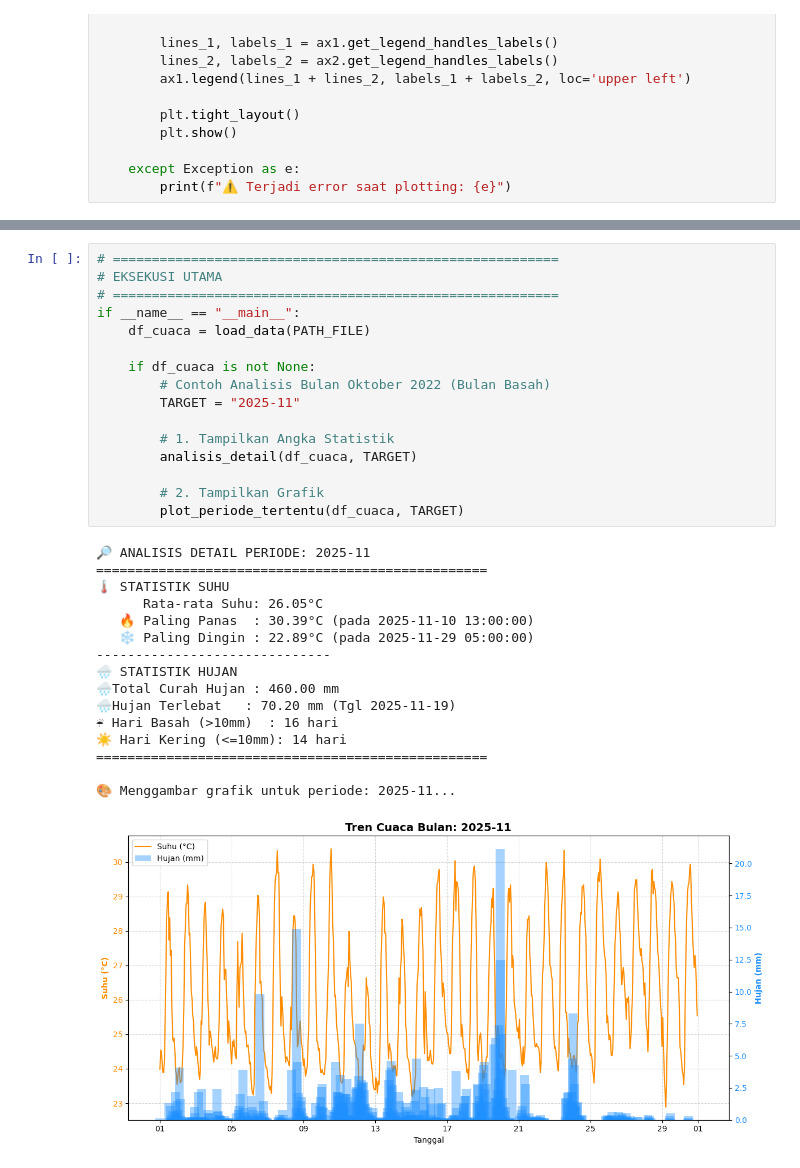
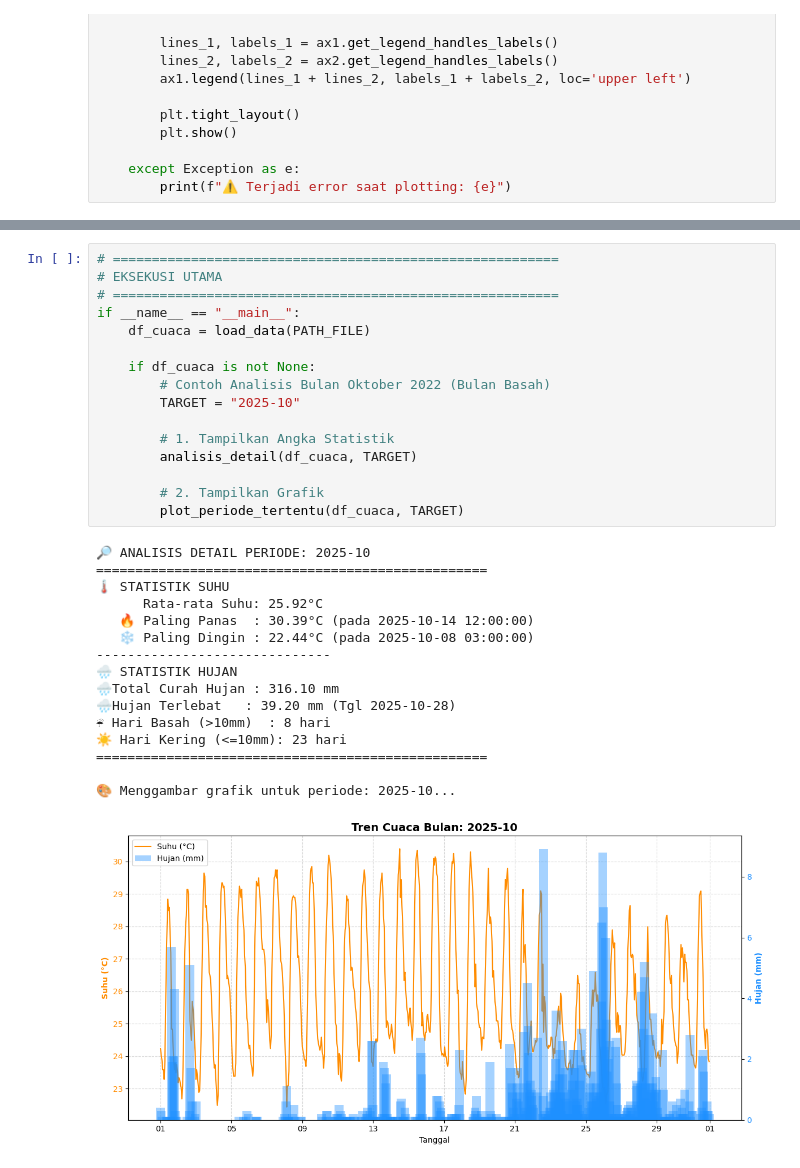
Before and after one commit to evanalif113/Penelitian-Tensorflow, a Jupyter notebook: Analisis_Meteorologi/Open Meteo Analytic.ipynb, the cells around one changed output, grey strips where cells are left out. Saved outputs shown, nothing was run; the diff lists cells and outputs as text.

```diff
--- a/Analisis_Meteorologi/Open Meteo Analytic.ipynb
+++ b/Analisis_Meteorologi/Open Meteo Analytic.ipynb
@@ -147,33 +216,33 @@ def plot_periode_tertentu(df, target_waktu):
 # %%
 # =========================================================
 # EKSEKUSI UTAMA
 # =========================================================
 if __name__ == "__main__":
     df_cuaca = load_data(PATH_FILE)
 
     if df_cuaca is not None:
         # Contoh Analisis Bulan Oktober 2022 (Bulan Basah)
-        TARGET = "2025-11"
+        TARGET = "2025-10"
 
         # 1. Tampilkan Angka Statistik
         analisis_detail(df_cuaca, TARGET)
 
         # 2. Tampilkan Grafik
         plot_periode_tertentu(df_cuaca, TARGET)
 # %% [output]
-🔎 ANALISIS DETAIL PERIODE: 2025-11
+🔎 ANALISIS DETAIL PERIODE: 2025-10
 ==================================================
 🌡️ STATISTIK SUHU
-      Rata-rata Suhu: 26.05°C
-   🔥 Paling Panas  : 30.39°C (pada 2025-11-10 13:00:00)
-   ❄️ Paling Dingin : 22.89°C (pada 2025-11-29 05:00:00)
+      Rata-rata Suhu: 25.92°C
+   🔥 Paling Panas  : 30.39°C (pada 2025-10-14 12:00:00)
+   ❄️ Paling Dingin : 22.44°C (pada 2025-10-08 03:00:00)
 ------------------------------
 🌧️ STATISTIK HUJAN
-🌧️Total Curah Hujan : 460.00 mm
-🌧️Hujan Terlebat   : 70.20 mm (Tgl 2025-11-19)
-☔ Hari Basah (>10mm)  : 16 hari
-☀️ Hari Kering (<=10mm): 14 hari
+🌧️Total Curah Hujan : 316.10 mm
+🌧️Hujan Terlebat   : 39.20 mm (Tgl 2025-10-28)
+☔ Hari Basah (>10mm)  : 8 hari
+☀️ Hari Kering (<=10mm): 23 hari
 ==================================================
 
-🎨 Menggambar grafik untuk periode: 2025-11...
+🎨 Menggambar grafik untuk periode: 2025-10...
-[figure, old version]
+[figure, new version]
```
Also changed, not shown: parts of 3 cells of this notebook.
